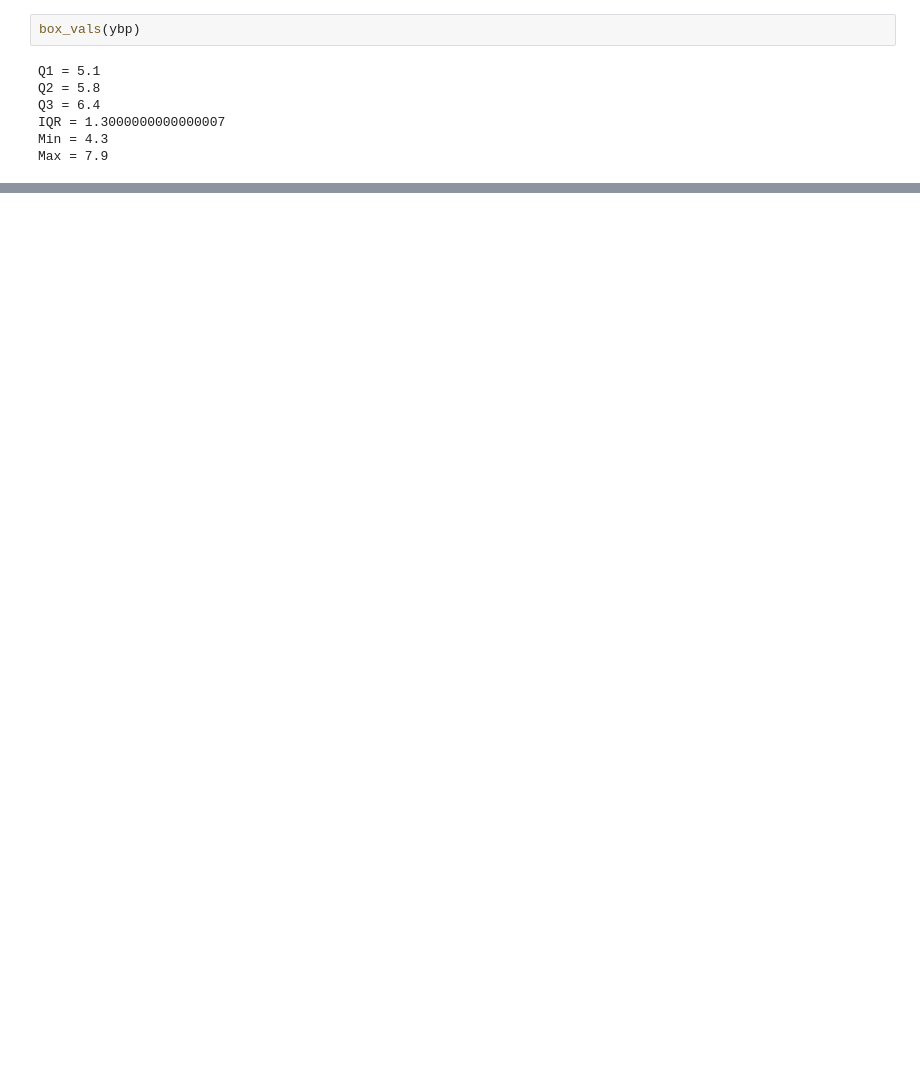
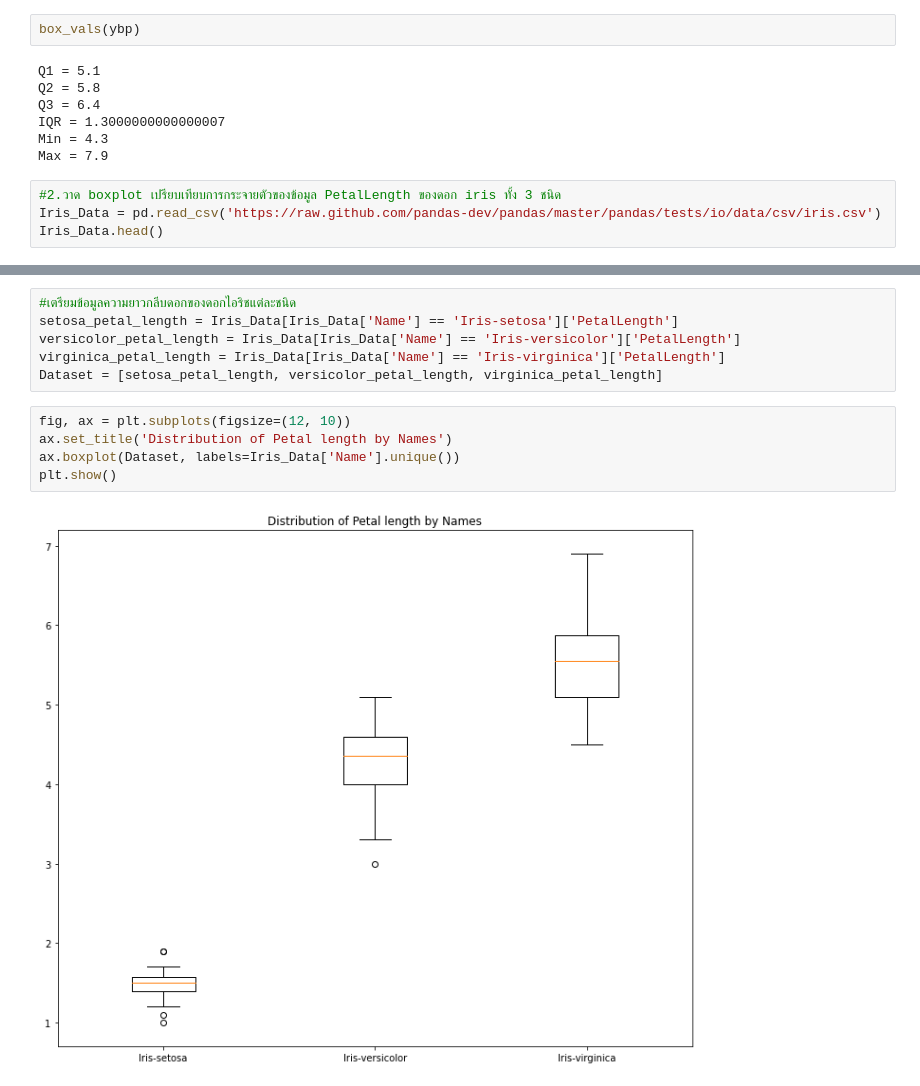
Before and after one commit to UNKOkiss/data_viz_2022, a Jupyter notebook: DataViz02_Data_Distribution.ipynb, the cells around one changed output, grey strips where cells are left out. Cells and saved outputs as stored; diff of their text form; blank space fills up the shorter version.

```diff
--- a/DataViz02_Data_Distribution.ipynb
+++ b/DataViz02_Data_Distribution.ipynb
@@ -365,3 +309,7 @@ Q3 = 6.4
 IQR = 1.3000000000000007
 Min = 4.3
 Max = 7.9
+# %%
+#2.วาด boxplot เปรียบเทียบการกระจายตัวของข้อมูล PetalLength ของดอก iris ทั้ง 3 ชนิด
+Iris_Data = pd.read_csv('https://raw.github.com/pandas-dev/pandas/master/pandas/tests/io/data/csv/iris.csv')
+Iris_Data.head()
@@ -367,0 +323,13 @@ Max = 7.9
+# %%
+#เตรียมข้อมูลความยาวกลีบดอกของดอกไอริชแต่ละชนิด
+setosa_petal_length = Iris_Data[Iris_Data['Name'] == 'Iris-setosa']['PetalLength']
+versicolor_petal_length = Iris_Data[Iris_Data['Name'] == 'Iris-versicolor']['PetalLength']
+virginica_petal_length = Iris_Data[Iris_Data['Name'] == 'Iris-virginica']['PetalLength']
+Dataset = [setosa_petal_length, versicolor_petal_length, virginica_petal_length]
+# %%
+fig, ax = plt.subplots(figsize=(12, 10))
+ax.set_title('Distribution of Petal length by Names')
+ax.boxplot(Dataset, labels=Iris_Data['Name'].unique())
+plt.show()
+# %% [output]
+[figure, added]
```
Also changed, not shown: parts of 7 cells of this notebook.
